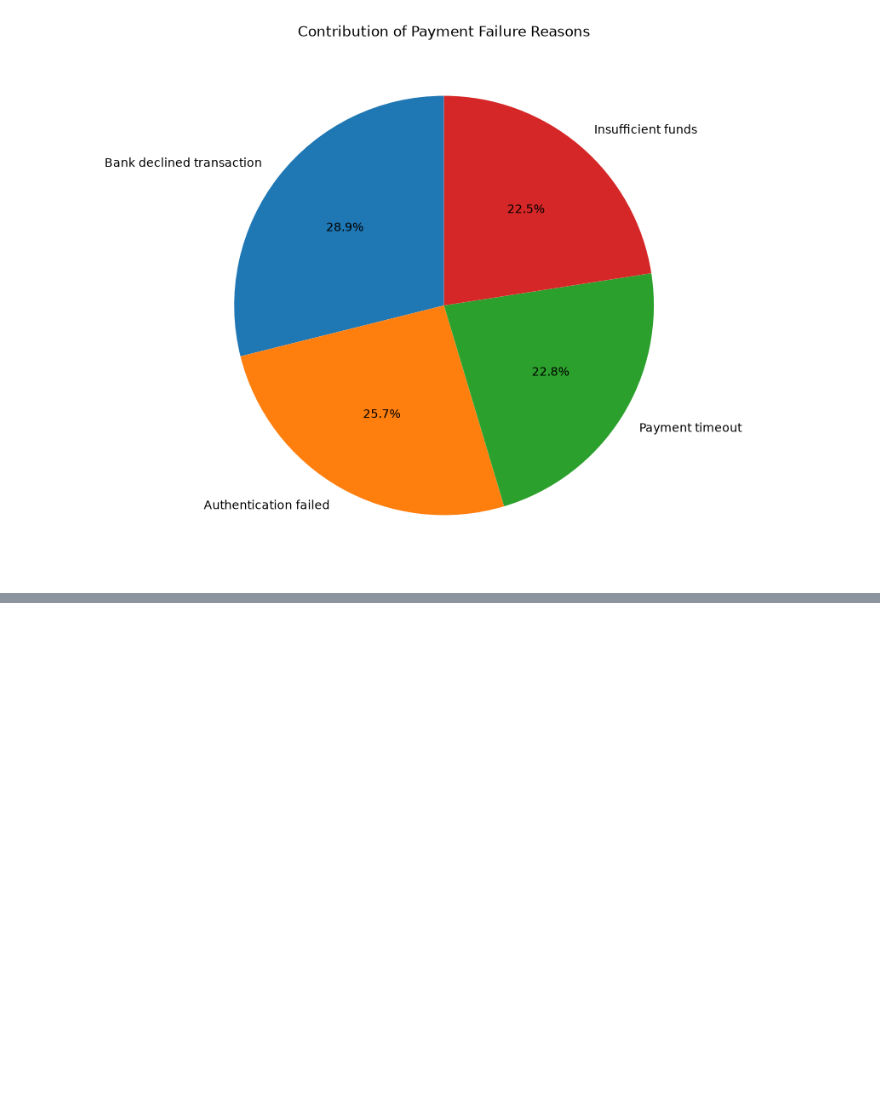
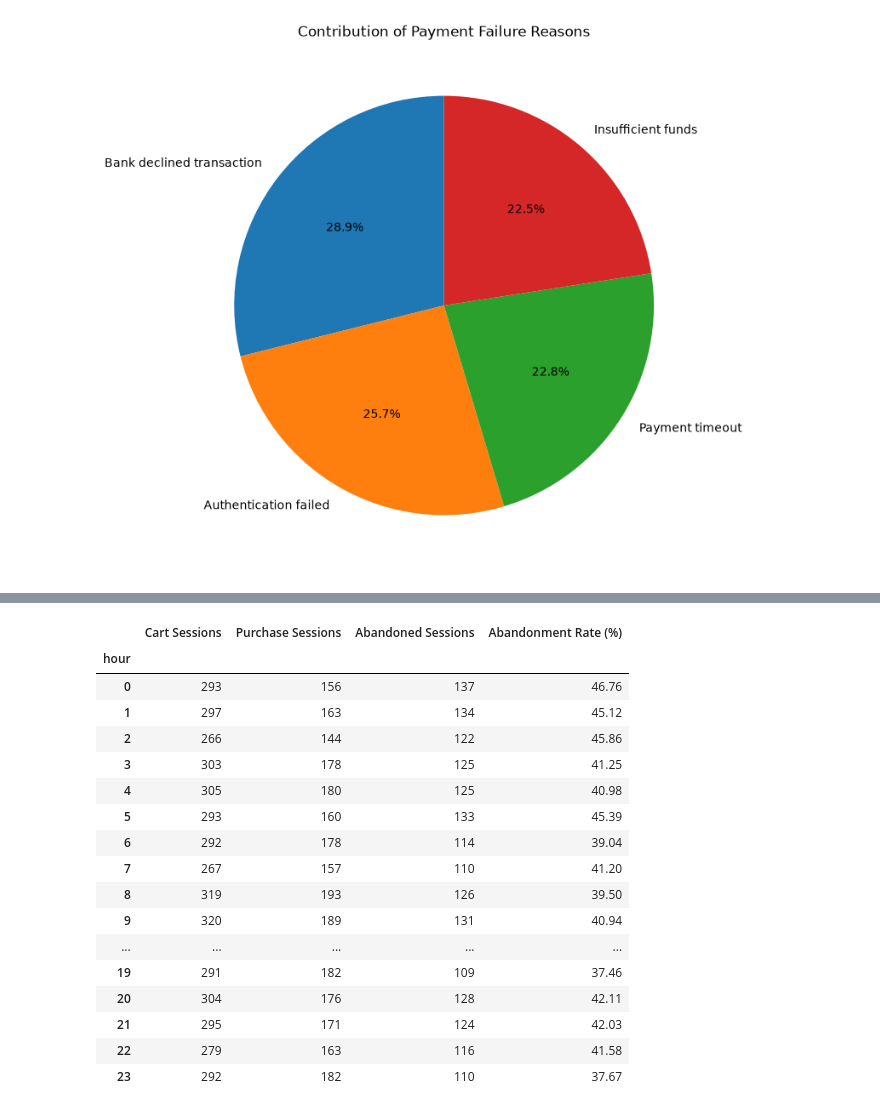
Before and after one commit to saanvi-saxena/cart-abandonment-analysis, a Jupyter notebook: python/data_exploration.ipynb, the cells around one changed output, grey strips where cells are left out. Cells and saved outputs as stored; diff of their text form; code cells hidden in the pictures; blank space fills up the shorter version.

```diff
--- a/python/data_exploration.ipynb
+++ b/python/data_exploration.ipynb
@@ -442,0 +489,54 @@ plt.show()
+# %%
+time_merged = events.merge(
+    sessions[["session_id", "hour"]],
+    on="session_id",
+    how="left"
+)
+
+hourly_cart = time_merged[
+    time_merged["event_name"] == "add_to_cart"
+]
+
+hourly_purchase = time_merged[
+    time_merged["event_name"] == "purchase_completed"
+]
+# %%
+cart_by_hour = hourly_cart.groupby("hour")["session_id"].nunique()
+
+purchase_by_hour = hourly_purchase.groupby("hour")["session_id"].nunique()
+
+hourly_analysis = pd.DataFrame({
+    "Cart Sessions": cart_by_hour,
+    "Purchase Sessions": purchase_by_hour
+}).fillna(0)
+
+hourly_analysis["Abandoned Sessions"] = (
+    hourly_analysis["Cart Sessions"] -
+    hourly_analysis["Purchase Sessions"]
+)
+
+hourly_analysis["Abandonment Rate (%)"] = (
+    hourly_analysis["Abandoned Sessions"] /
+    hourly_analysis["Cart Sessions"] * 100
+)
+
+display(hourly_analysis.round(2))
+# %% [output]
+|  | Cart Sessions | Purchase Sessions | Abandoned Sessions | Abandonment Rate (%) |
+| hour |  |  |  |  |
+| 0 | 293 | 156 | 137 | 46.76 |
+| 1 | 297 | 163 | 134 | 45.12 |
+| 2 | 266 | 144 | 122 | 45.86 |
+| 3 | 303 | 178 | 125 | 41.25 |
+| 4 | 305 | 180 | 125 | 40.98 |
+| 5 | 293 | 160 | 133 | 45.39 |
+| 6 | 292 | 178 | 114 | 39.04 |
+| 7 | 267 | 157 | 110 | 41.20 |
+| 8 | 319 | 193 | 126 | 39.50 |
+| 9 | 320 | 189 | 131 | 40.94 |
+| ... | ... | ... | ... | ... |
+| 19 | 291 | 182 | 109 | 37.46 |
+| 20 | 304 | 176 | 128 | 42.11 |
+| 21 | 295 | 171 | 124 | 42.03 |
+| 22 | 279 | 163 | 116 | 41.58 |
+| 23 | 292 | 182 | 110 | 37.67 |
```
Also changed, not shown: parts of 5 cells of this notebook.
